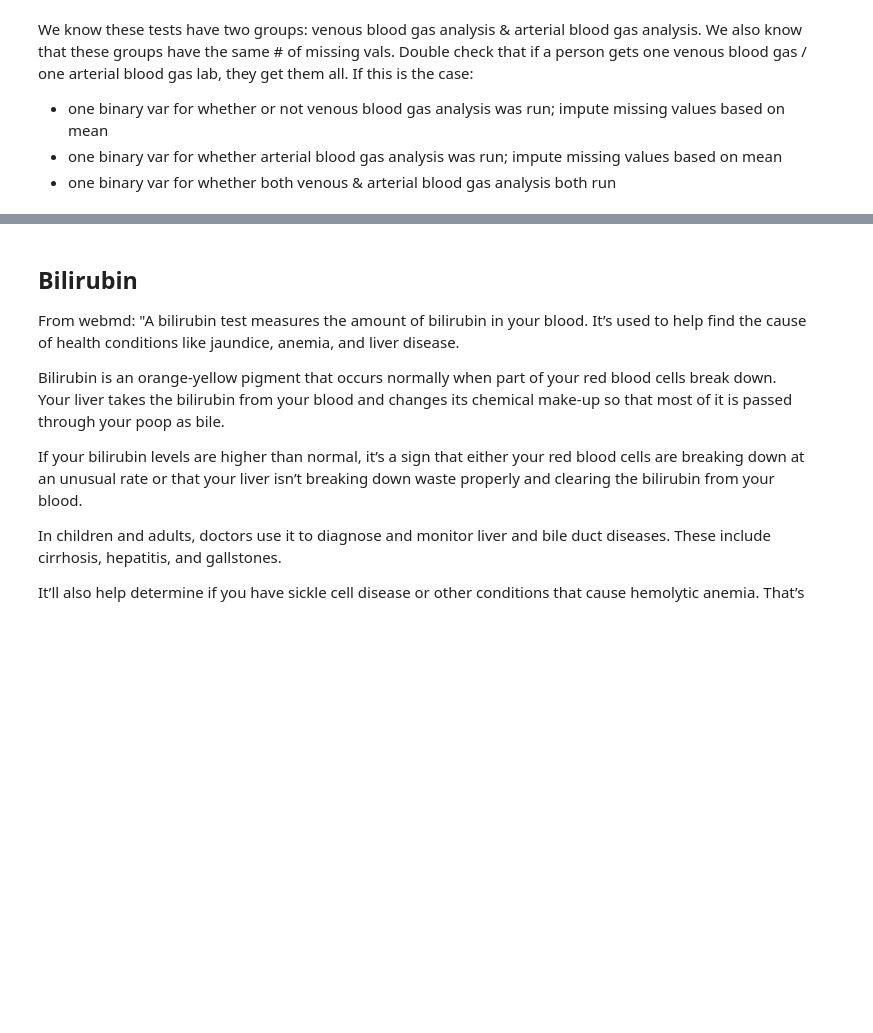
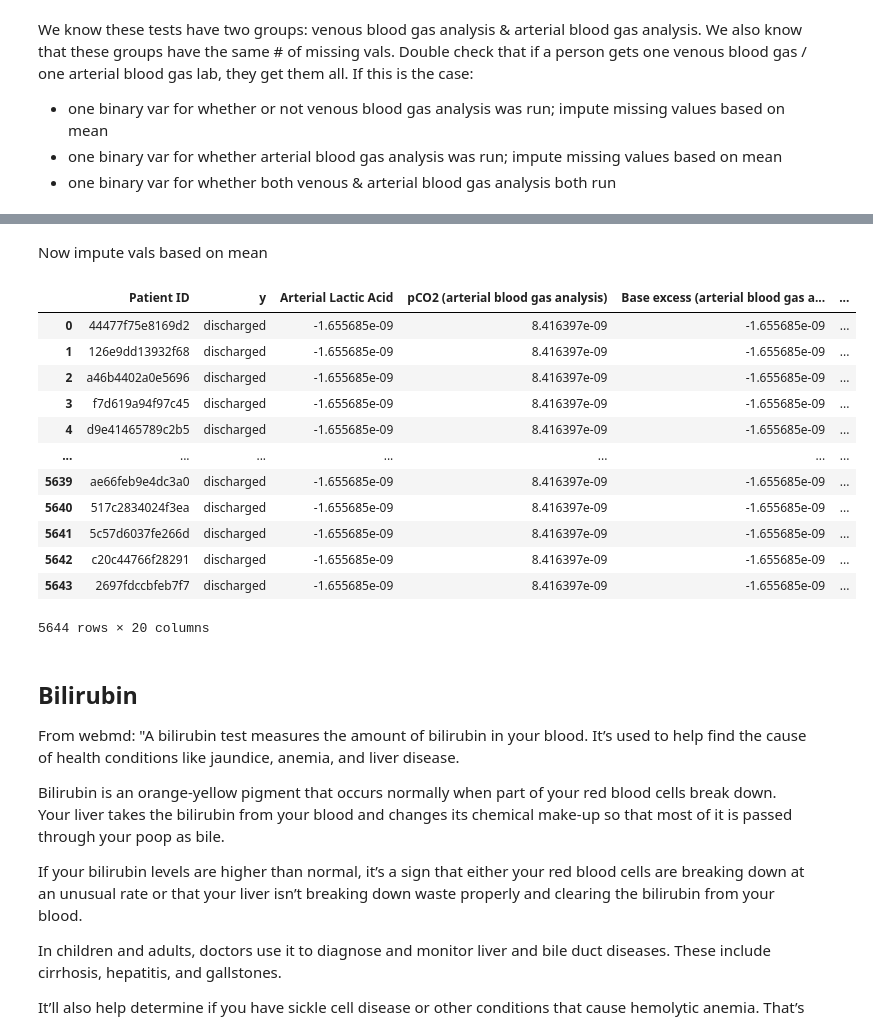
Before and after one commit to Yilin-Ye/ds_case_1_team_2, a Jupyter notebook: eda/blood_gasses_cytes_bilirubin_groups.ipynb, the cells around one changed output, grey strips where cells are left out. Drawn from its saved outputs; the diff is of its cells as text; code cells hidden in the pictures; blank space fills up the shorter version.

```diff
--- a/eda/blood_gasses_cytes_bilirubin_groups.ipynb
+++ b/eda/blood_gasses_cytes_bilirubin_groups.ipynb
@@ -120,3 +119,9 @@ We know these tests have two groups: venous blood gas analysis & arterial blood
 - one binary var for whether or not venous blood gas analysis was run; impute missing values based on mean
 - one binary var for whether arterial blood gas analysis was run; impute missing values based on mean
 - one binary var for whether both venous & arterial blood gas analysis both run
+# %%
+t = df.filter(regex='Patient ID|venous blood gas analysis', axis=1)
+t.drop('Fio2 (venous blood gas analysis)', axis = 1, inplace = True)
+venous_nas = t[t.isnull().sum(axis=1) == 7]['Patient ID']
+t['venous_grp'] = np.where(t['Patient ID'].isin(venous_nas), 0, 1)
+t.head(10)
@@ -122,0 +149,5 @@ We know these tests have two groups: venous blood gas analysis & arterial blood
+# %%
+t2 = df.filter(regex='Patient ID|arterial blood gas analysis|Arterial Lactic Acid', axis=1)
+arterial_nas = t2[t2.isnull().sum(axis=1) == 8]['Patient ID']
+t2['arterial_grp'] = np.where(t2['Patient ID'].isin(arterial_nas), 0, 1)
+t2.head(10)
@@ -122,0 +185,6 @@ We know these tests have two groups: venous blood gas analysis & arterial blood
+# %%
+bg_result = t2.merge(t, left_on = 'Patient ID', right_on = 'Patient ID')
+bg_result['art_ven_grp'] = np.where((bg_result['arterial_grp'] == 1) &
+                                    (bg_result['venous_grp'] == 1),
+                                    1, 0)
+bg_result.head(10)
@@ -122,0 +205,5 @@ We know these tests have two groups: venous blood gas analysis & arterial blood
+# %%
+ids = df.loc[:, ['Patient ID','y']]
+bg_result = ids.merge(bg_result, left_on = 'Patient ID', right_on = 'Patient ID')
+bg_result[['arterial_grp', 'venous_grp', 'art_ven_grp', 'y', 'Patient ID']].groupby(['arterial_grp', 'venous_grp', 'art_ven_grp', 'y']).count()
+#bg_result.head(10)
@@ -123,3 +246,22 @@ We know these tests have two groups: venous blood gas analysis & arterial blood
+# %% [markdown]
+Now impute vals based on mean
+# %%
+bg_result[bg_result.columns] = bg_result.fillna(bg_result.mean())
+bg_result
+# %% [output]
+|  | Patient ID | y | Arterial Lactic Acid | pCO2 (arterial blood gas analysis) | Base excess (arterial blood gas a... | ... |
+| 0 | 44477f75e8169d2 | discharged | -1.655685e-09 | 8.416397e-09 | -1.655685e-09 | ... |
+| 1 | 126e9dd13932f68 | discharged | -1.655685e-09 | 8.416397e-09 | -1.655685e-09 | ... |
+| 2 | a46b4402a0e5696 | discharged | -1.655685e-09 | 8.416397e-09 | -1.655685e-09 | ... |
+| 3 | f7d619a94f97c45 | discharged | -1.655685e-09 | 8.416397e-09 | -1.655685e-09 | ... |
+| 4 | d9e41465789c2b5 | discharged | -1.655685e-09 | 8.416397e-09 | -1.655685e-09 | ... |
+| ... | ... | ... | ... | ... | ... | ... |
+| 5639 | ae66feb9e4dc3a0 | discharged | -1.655685e-09 | 8.416397e-09 | -1.655685e-09 | ... |
+| 5640 | 517c2834024f3ea | discharged | -1.655685e-09 | 8.416397e-09 | -1.655685e-09 | ... |
+| 5641 | 5c57d6037fe266d | discharged | -1.655685e-09 | 8.416397e-09 | -1.655685e-09 | ... |
+| 5642 | c20c44766f28291 | discharged | -1.655685e-09 | 8.416397e-09 | -1.655685e-09 | ... |
+| 5643 | 2697fdccbfeb7f7 | discharged | -1.655685e-09 | 8.416397e-09 | -1.655685e-09 | ... |
+5644 rows × 20 columns
 # %% [markdown]
 ## Bilirubin
 
```
Also changed, not shown: parts of 21 cells of this notebook.
